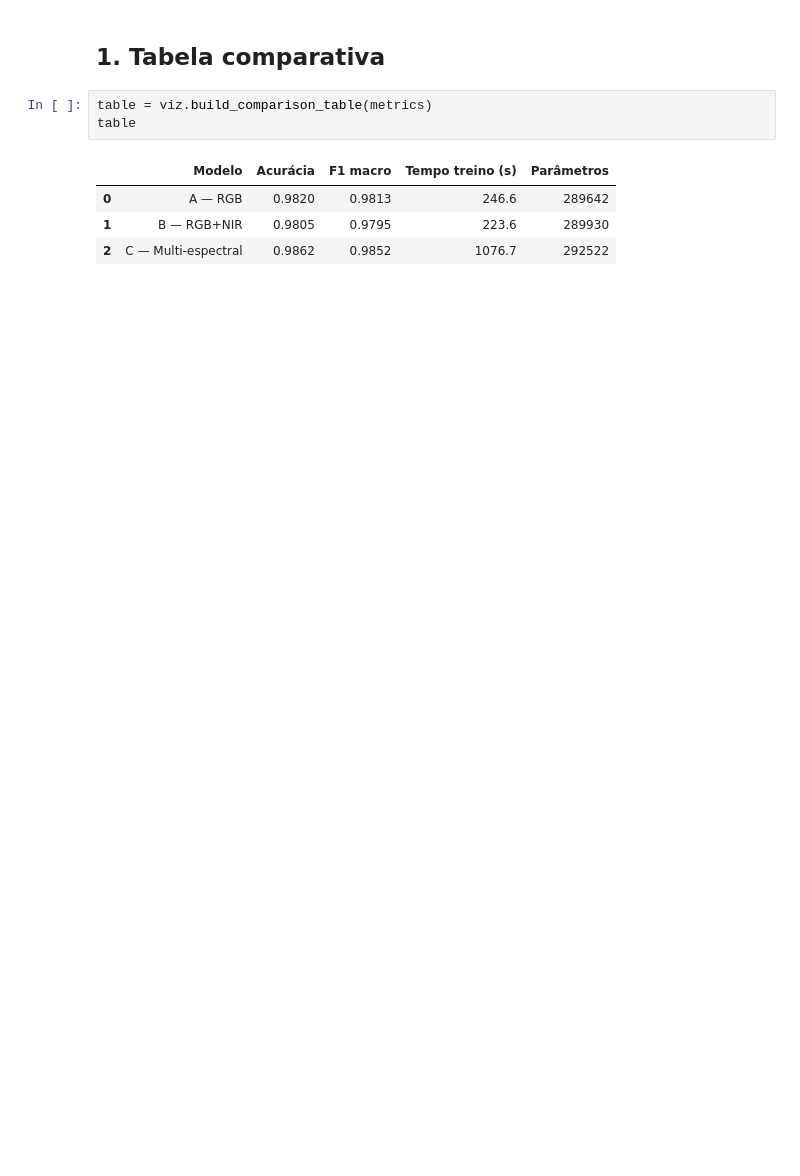
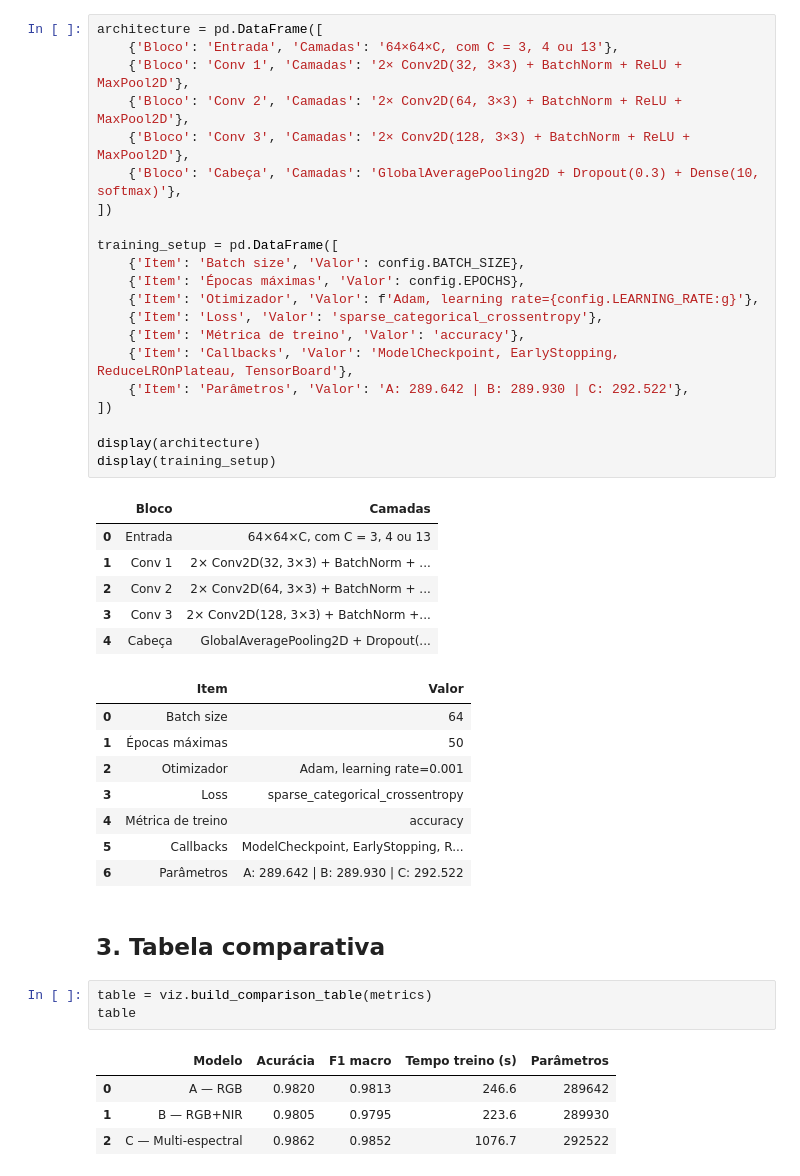
Before and after one commit to Overkillas/eurosat-multispectral-cnn, a Jupyter notebook: notebooks/06_presentation.ipynb, the cells around one changed output. Saved outputs shown, nothing was run; the diff lists cells and outputs as text; blank space fills up the shorter version.

```diff
--- a/notebooks/06_presentation.ipynb
+++ b/notebooks/06_presentation.ipynb
@@ -48,5 +89,41 @@ Resultados carregados: ['A — RGB', 'B — RGB+NIR', 'C — Multi-espectral']
+# %%
+architecture = pd.DataFrame([
+    {'Bloco': 'Entrada', 'Camadas': '64×64×C, com C = 3, 4 ou 13'},
+    {'Bloco': 'Conv 1', 'Camadas': '2× Conv2D(32, 3×3) + BatchNorm + ReLU + MaxPool2D'},
+    {'Bloco': 'Conv 2', 'Camadas': '2× Conv2D(64, 3×3) + BatchNorm + ReLU + MaxPool2D'},
+    {'Bloco': 'Conv 3', 'Camadas': '2× Conv2D(128, 3×3) + BatchNorm + ReLU + MaxPool2D'},
+    {'Bloco': 'Cabeça', 'Camadas': 'GlobalAveragePooling2D + Dropout(0.3) + Dense(10, softmax)'},
+])
+
+training_setup = pd.DataFrame([
+    {'Item': 'Batch size', 'Valor': config.BATCH_SIZE},
+    {'Item': 'Épocas máximas', 'Valor': config.EPOCHS},
+    {'Item': 'Otimizador', 'Valor': f'Adam, learning rate={config.LEARNING_RATE:g}'},
+    {'Item': 'Loss', 'Valor': 'sparse_categorical_crossentropy'},
+    {'Item': 'Métrica de treino', 'Valor': 'accuracy'},
+    {'Item': 'Callbacks', 'Valor': 'ModelCheckpoint, EarlyStopping, ReduceLROnPlateau, TensorBoard'},
+    {'Item': 'Parâmetros', 'Valor': 'A: 289.642 | B: 289.930 | C: 292.522'},
+])
+
+display(architecture)
+display(training_setup)
+# %% [output]
+|  | Bloco | Camadas |
+| 0 | Entrada | 64×64×C, com C = 3, 4 ou 13 |
+| 1 | Conv 1 | 2× Conv2D(32, 3×3) + BatchNorm + ... |
+| 2 | Conv 2 | 2× Conv2D(64, 3×3) + BatchNorm + ... |
+| 3 | Conv 3 | 2× Conv2D(128, 3×3) + BatchNorm +... |
+| 4 | Cabeça | GlobalAveragePooling2D + Dropout(... |
+|  | Item | Valor |
+| 0 | Batch size | 64 |
+| 1 | Épocas máximas | 50 |
+| 2 | Otimizador | Adam, learning rate=0.001 |
+| 3 | Loss | sparse_categorical_crossentropy |
+| 4 | Métrica de treino | accuracy |
+| 5 | Callbacks | ModelCheckpoint, EarlyStopping, R... |
+| 6 | Parâmetros | A: 289.642 | B: 289.930 | C: 292.522 |
 # %% [markdown]
-## 1. Tabela comparativa
+## 3. Tabela comparativa
 # %%
 table = viz.build_comparison_table(metrics)
 table
```
Also changed, not shown: parts of 15 cells of this notebook, 5 other files.
